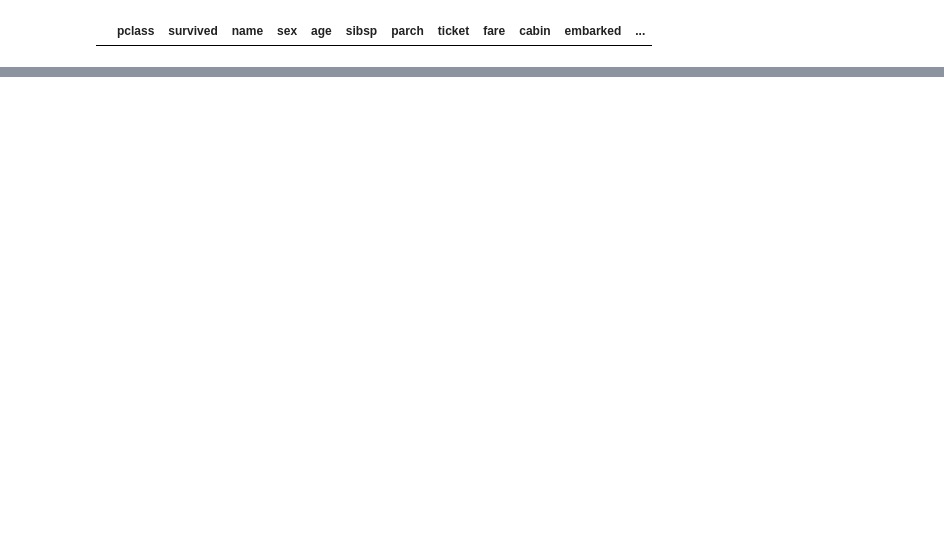
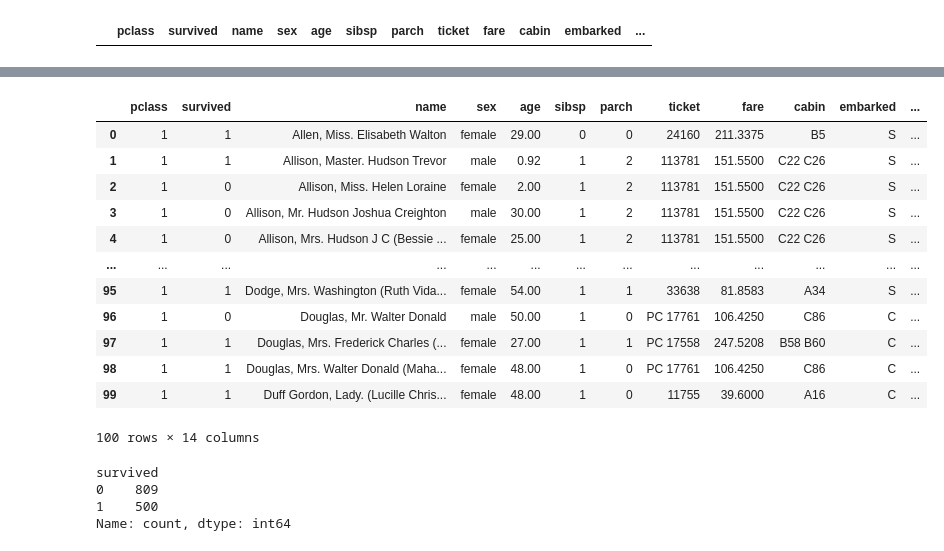
Before and after one commit to Mahamudrahat/python-analytics-scripts, a Jupyter notebook: Titanic Dataset EDA.ipynb, the cells around one changed output, grey strips where cells are left out. Drawn from its saved outputs; the diff is of its cells as text; code cells hidden in the pictures; blank space fills up the shorter version.

```diff
--- a/Titanic Dataset EDA.ipynb
+++ b/Titanic Dataset EDA.ipynb
@@ -310,3 +307,26 @@ home.dest    0
 dtype: int64
 # %%
 titanic['home.dest']=titanic['home.dest'].replace(np.nan,'Unknown')
+# %%
+titanic.head(100)
+# %% [output]
+|  | pclass | survived | name | sex | age | sibsp | parch | ticket | fare | cabin | embarked | ... |
+| 0 | 1 | 1 | Allen, Miss. Elisabeth Walton | female | 29.00 | 0 | 0 | 24160 | 211.3375 | B5 | S | ... |
+| 1 | 1 | 1 | Allison, Master. Hudson Trevor | male | 0.92 | 1 | 2 | 113781 | 151.5500 | C22 C26 | S | ... |
+| 2 | 1 | 0 | Allison, Miss. Helen Loraine | female | 2.00 | 1 | 2 | 113781 | 151.5500 | C22 C26 | S | ... |
+| 3 | 1 | 0 | Allison, Mr. Hudson Joshua Creighton | male | 30.00 | 1 | 2 | 113781 | 151.5500 | C22 C26 | S | ... |
+| 4 | 1 | 0 | Allison, Mrs. Hudson J C (Bessie ... | female | 25.00 | 1 | 2 | 113781 | 151.5500 | C22 C26 | S | ... |
+| ... | ... | ... | ... | ... | ... | ... | ... | ... | ... | ... | ... | ... |
+| 95 | 1 | 1 | Dodge, Mrs. Washington (Ruth Vida... | female | 54.00 | 1 | 1 | 33638 | 81.8583 | A34 | S | ... |
+| 96 | 1 | 0 | Douglas, Mr. Walter Donald | male | 50.00 | 1 | 0 | PC 17761 | 106.4250 | C86 | C | ... |
+| 97 | 1 | 1 | Douglas, Mrs. Frederick Charles (... | female | 27.00 | 1 | 1 | PC 17558 | 247.5208 | B58 B60 | C | ... |
+| 98 | 1 | 1 | Douglas, Mrs. Walter Donald (Maha... | female | 48.00 | 1 | 0 | PC 17761 | 106.4250 | C86 | C | ... |
+| 99 | 1 | 1 | Duff Gordon, Lady. (Lucille Chris... | female | 48.00 | 1 | 0 | 11755 | 39.6000 | A16 | C | ... |
+100 rows × 14 columns
+# %%
+titanic['survived'].value_counts()
+# %% [output]
+survived
+0    809
+1    500
+Name: count, dtype: int64
```
Also changed, not shown: parts of 41 cells of this notebook.
